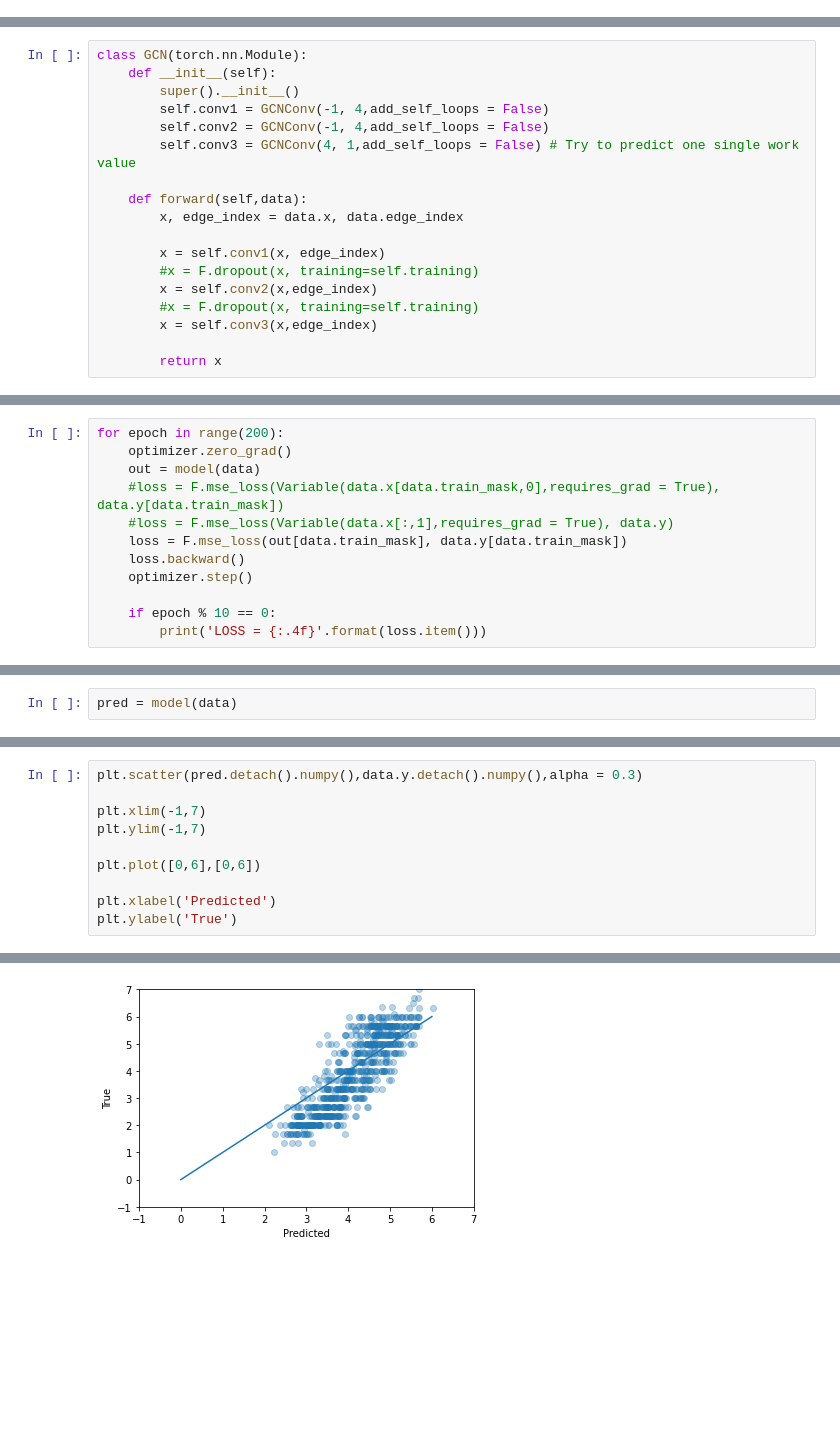
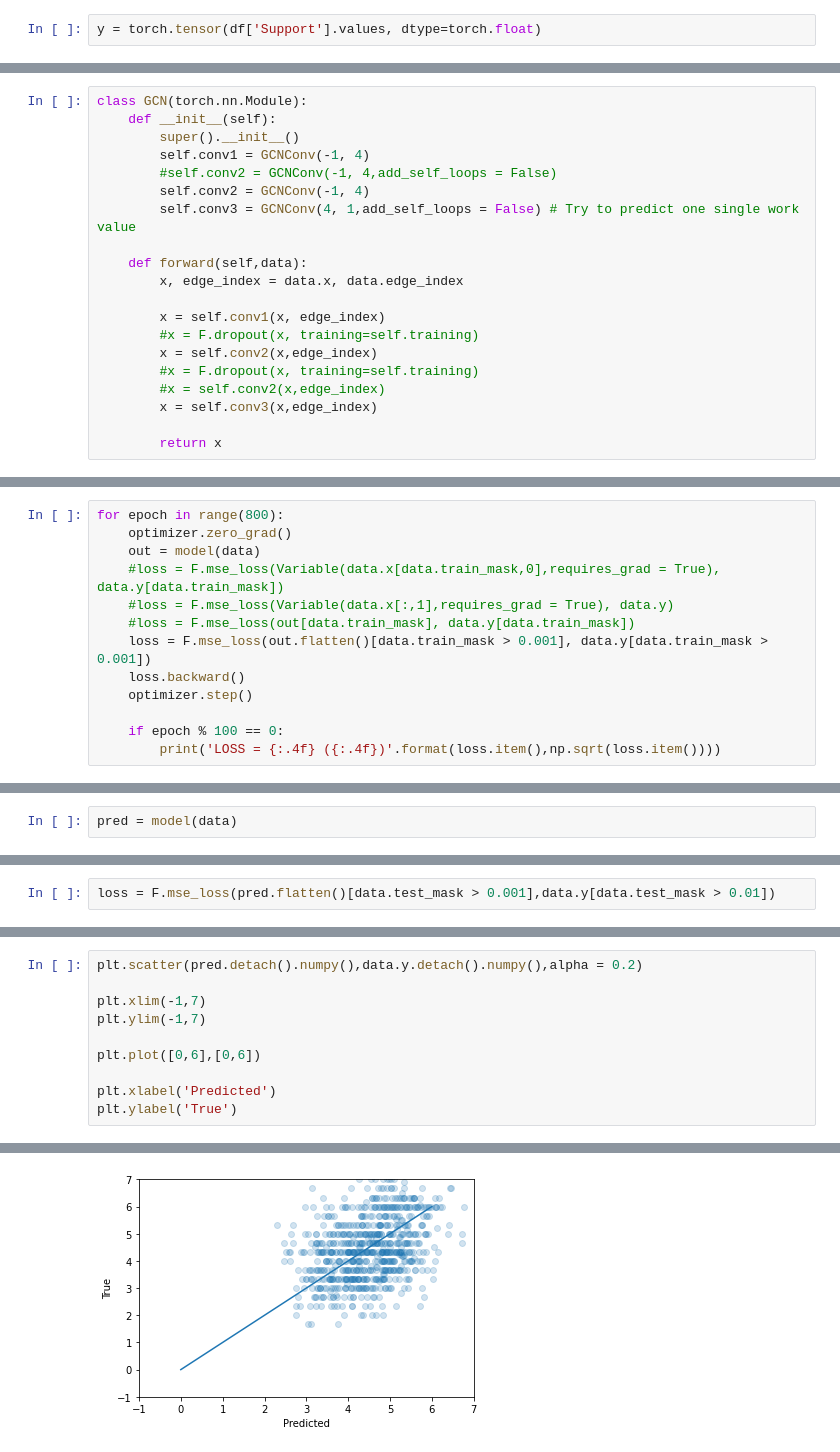
Before and after one commit to alexrutherford/generative_jobs, a Jupyter notebook: network_cgnn.ipynb, the cells around one changed output, grey strips where cells are left out. Cells and saved outputs as stored; diff of their text form; blank space fills up the shorter version.

```diff
--- a/network_cgnn.ipynb
+++ b/network_cgnn.ipynb
@@ -217,11 +278,14 @@ x = torch.tensor(df.values, dtype=torch.float)
+# %%
+y = torch.tensor(df['Support'].values, dtype=torch.float)
 # %%
 data = Data(x=x, y=y, edge_index=edge_index.t().contiguous().T,train_mask = train_mask, test_mask = test_mask)
 # %%
 class GCN(torch.nn.Module):
     def __init__(self):
         super().__init__()
-        self.conv1 = GCNConv(-1, 4,add_self_loops = False)
-        self.conv2 = GCNConv(-1, 4,add_self_loops = False)
+        self.conv1 = GCNConv(-1, 4)
+        #self.conv2 = GCNConv(-1, 4,add_self_loops = False)
+        self.conv2 = GCNConv(-1, 4)
         self.conv3 = GCNConv(4, 1,add_self_loops = False) # Try to predict one single work value
 
     def forward(self,data):
@@ -231,6 +295,7 @@ class GCN(torch.nn.Module):
         #x = F.dropout(x, training=self.training)
         x = self.conv2(x,edge_index)
         #x = F.dropout(x, training=self.training)
+        #x = self.conv2(x,edge_index)
         x = self.conv3(x,edge_index)
 
         return x
@@ -252,13 +345,14 @@ GCN(
 # %%
-for epoch in range(200):
+for epoch in range(800):
     optimizer.zero_grad()
     out = model(data)
     #loss = F.mse_loss(Variable(data.x[data.train_mask,0],requires_grad = True), data.y[data.train_mask])
     #loss = F.mse_loss(Variable(data.x[:,1],requires_grad = True), data.y)
-    loss = F.mse_loss(out[data.train_mask], data.y[data.train_mask])
+    #loss = F.mse_loss(out[data.train_mask], data.y[data.train_mask])
+    loss = F.mse_loss(out.flatten()[data.train_mask > 0.001], data.y[data.train_mask > 0.001])
     loss.backward()
     optimizer.step()
 
-    if epoch % 10 == 0:
-        print('LOSS = {:.4f}'.format(loss.item()))
+    if epoch % 100 == 0:
+        print('LOSS = {:.4f} ({:.4f})'.format(loss.item(),np.sqrt(loss.item())))
 # %% [output]
@@ -290,3 +369,5 @@ loss = F.mse_loss(pred[data.test_mask],data.y[data.test_mask])
+# %%
+loss = F.mse_loss(pred.flatten()[data.test_mask > 0.001],data.y[data.test_mask > 0.01])
 # %%
 loss.abs().item(),np.sqrt(loss.abs().item())
 # %% [output]
@@ -294,14 +683,14 @@ loss.abs().item(),np.sqrt(loss.abs().item())
 # %%
-plt.scatter(pred.detach().numpy(),data.y.detach().numpy(),alpha = 0.3)
+plt.scatter(pred.detach().numpy(),data.y.detach().numpy(),alpha = 0.2)
 
 plt.xlim(-1,7)
 plt.ylim(-1,7)
 
 plt.plot([0,6],[0,6])
 
 plt.xlabel('Predicted')
 plt.ylabel('True')
 # %% [output]
 Text(0, 0.5, 'True')
-[figure, old version]
+[figure, new version]
 # %%
```
Also changed, not shown: parts of 49 cells of this notebook.
